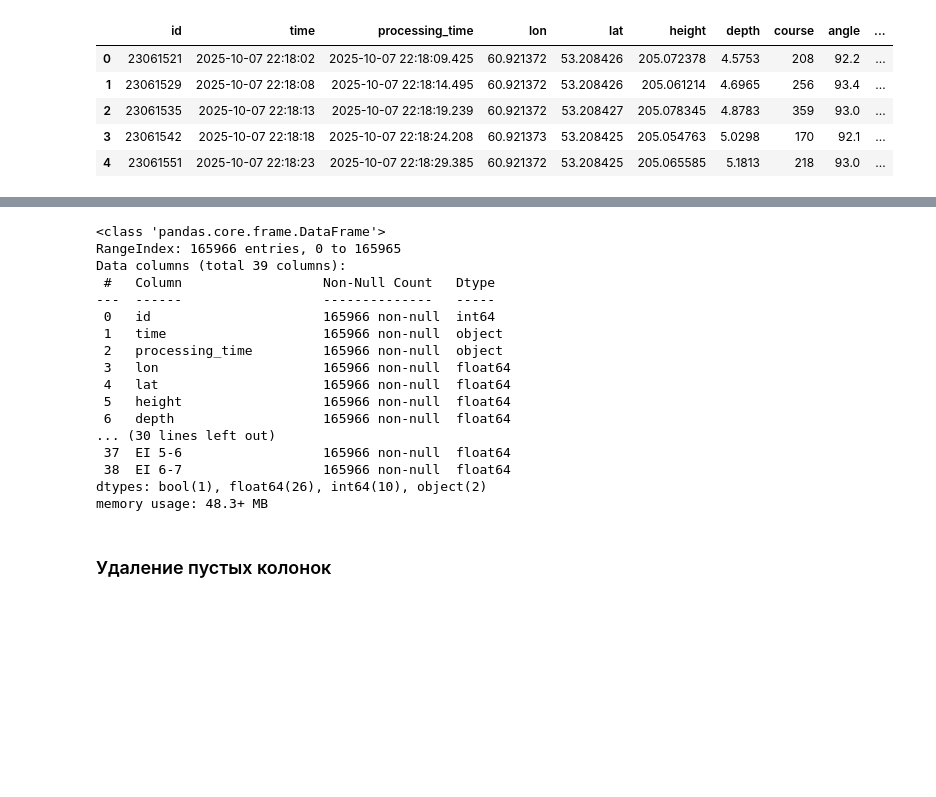
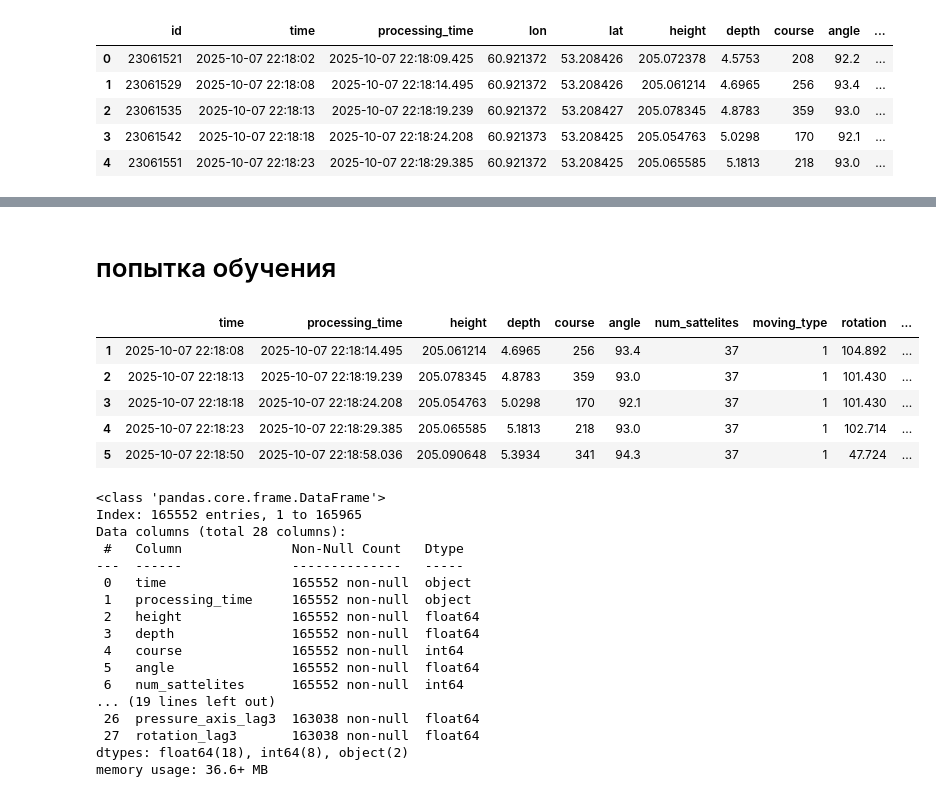
Before and after one commit to qa1roO/OptimalDrilling, a Jupyter notebook: pipeline.ipynb, the cells around one changed output, grey strips where cells are left out. Saved outputs shown, nothing was run; the diff lists cells and outputs as text; code cells hidden in the pictures; blank space fills up the shorter version.

```diff
--- a/pipeline.ipynb
+++ b/pipeline.ipynb
@@ -8,3 +12,3 @@ import matplotlib.pyplot as plt
 # %%
 pd.set_option('display.max_columns', None)
-pd.set_option('display.max_rows', 20)
+# pd.set_option('display.max_rows', 20)
@@ -45,0 +156,26 @@ df[['rotation', 'pressure_rotation']].sample(20)
+# %% [markdown]
+# попытка обучения
+# %%
+df_learn = df.copy()
+# %%
+df_learn = df_learn[df_learn['speed'].notna()]
+df_learn = df_learn[df_learn['speed'] > 0]
+# %%
+drop = [
+ 'id',
+ 'rig_id' ,
+ 'rtk_status',
+ 'time_stamp', 'electric_rotation', 'electric_pressure_axis',
+ 'voltage_rotation','voltage_pressure_axis','drilling_speed',
+ 'lon', 'lat', 'EI', 'EI 0-1', 'EI 1-2', 'EI 2-3', 'EI 3-4', 'EI 4-5', 'EI 5-6', 'EI 6-7', 'block_well_id'
+]
+df_learn.drop(columns=drop, inplace=True)
+# %%
+df_learn.head(5)
+# %% [output]
+|  | time | processing_time | height | depth | course | angle | num_sattelites | moving_type | rotation | ... |
+| 1 | 2025-10-07 22:18:08 | 2025-10-07 22:18:14.495 | 205.061214 | 4.6965 | 256 | 93.4 | 37 | 1 | 104.892 | ... |
+| 2 | 2025-10-07 22:18:13 | 2025-10-07 22:18:19.239 | 205.078345 | 4.8783 | 359 | 93.0 | 37 | 1 | 101.430 | ... |
+| 3 | 2025-10-07 22:18:18 | 2025-10-07 22:18:24.208 | 205.054763 | 5.0298 | 170 | 92.1 | 37 | 1 | 101.430 | ... |
+| 4 | 2025-10-07 22:18:23 | 2025-10-07 22:18:29.385 | 205.065585 | 5.1813 | 218 | 93.0 | 37 | 1 | 102.714 | ... |
+| 5 | 2025-10-07 22:18:50 | 2025-10-07 22:18:58.036 | 205.090648 | 5.3934 | 341 | 94.3 | 37 | 1 | 47.724 | ... |
@@ -46,22 +189,20 @@ df[['rotation', 'pressure_rotation']].sample(20)
 # %%
-df.info()
+df_learn.info()
 # %% [output]
 <class 'pandas.core.frame.DataFrame'>
-RangeIndex: 165966 entries, 0 to 165965
-Data columns (total 39 columns):
- #   Column                  Non-Null Count   Dtype
----  ------                  --------------   -----
- 0   id                      165966 non-null  int64
- 1   time                    165966 non-null  object
- 2   processing_time         165966 non-null  object
- 3   lon                     165966 non-null  float64
- 4   lat                     165966 non-null  float64
- 5   height                  165966 non-null  float64
- 6   depth                   165966 non-null  float64
-... (30 lines left out)
- 37  EI 5-6                  165966 non-null  float64
- 38  EI 6-7                  165966 non-null  float64
-dtypes: bool(1), float64(26), int64(10), object(2)
-memory usage: 48.3+ MB
+Index: 165552 entries, 1 to 165965
+Data columns (total 28 columns):
+ #   Column              Non-Null Count   Dtype
+---  ------              --------------   -----
+ 0   time                165552 non-null  object
+ 1   processing_time     165552 non-null  object
+ 2   height              165552 non-null  float64
+ 3   depth               165552 non-null  float64
+ 4   course              165552 non-null  int64
+ 5   angle               165552 non-null  float64
+ 6   num_sattelites      165552 non-null  int64
+... (19 lines left out)
+ 26  pressure_axis_lag3  163038 non-null  float64
+ 27  rotation_lag3       163038 non-null  float64
+dtypes: float64(18), int64(8), object(2)
+memory usage: 36.6+ MB
-# %% [markdown]
-### Удаление пустых колонок
```
Also changed, not shown: parts of 36 cells of this notebook, 9 other files.
